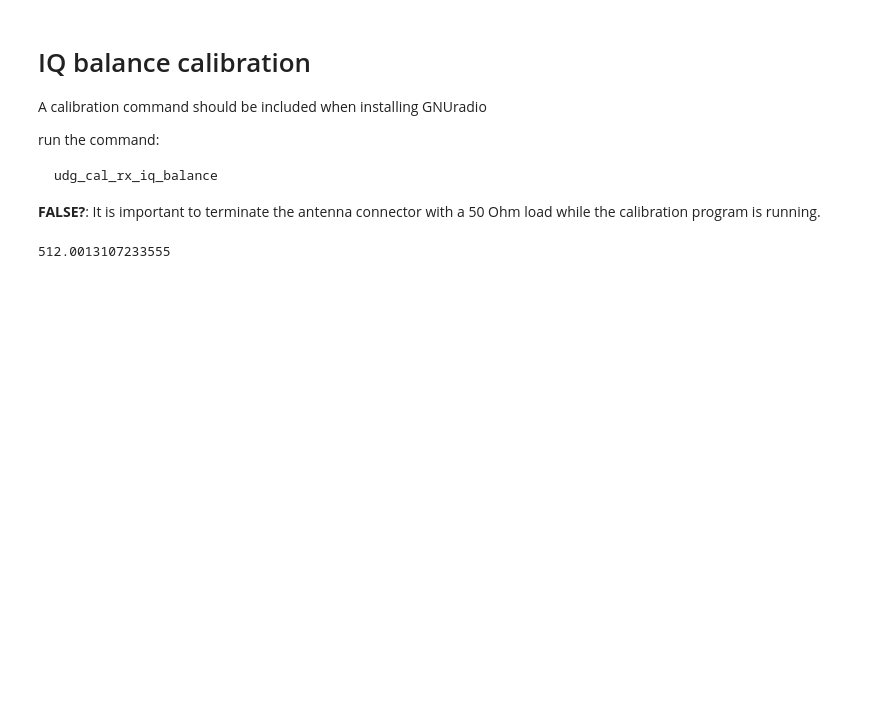
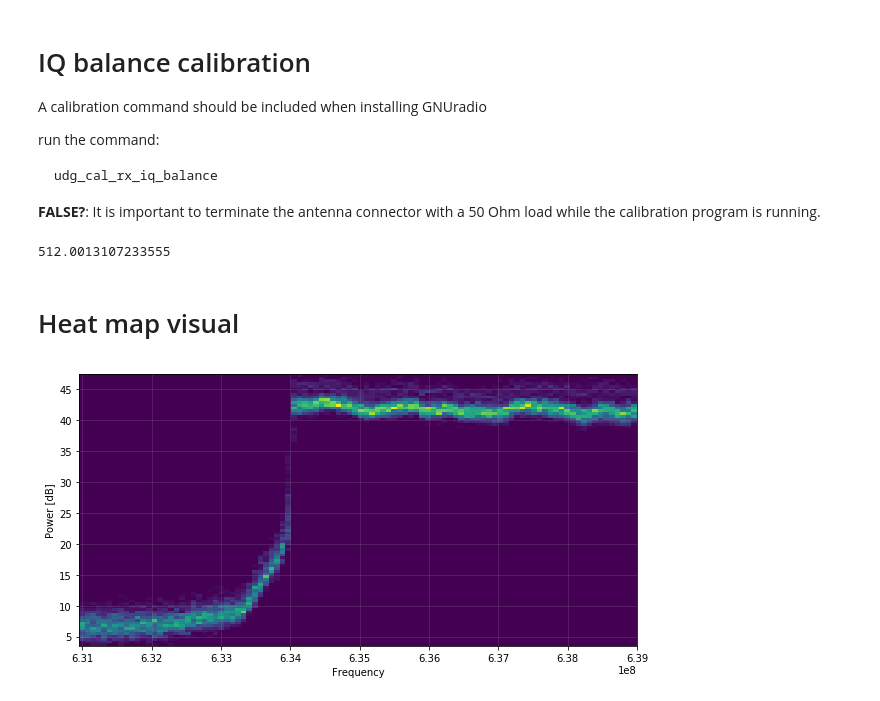
Before and after one commit to jarmokivekas/tuamk-thesis, a Jupyter notebook: spectrum-sense-data-processing.ipynb, the cells around one changed output. Cells and saved outputs as stored; diff of their text form; code cells hidden in the pictures; blank space fills up the shorter version.

Commit message:
visual: time average plots with plt.hist2d

```diff
--- a/spectrum-sense-data-processing.ipynb
+++ b/spectrum-sense-data-processing.ipynb
@@ -254,3 +255,19 @@ The lowest allowed
 100e6 / 0.195312e6
 # %% [output]
 512.0013107233555
+# %% [markdown]
+# Heat map visual
+# %%
+
+
+df = pd.read_csv('data/2017-02-01 14:30:10.193575-sense.tsv', header=None, delimiter="|", names=["time", "center_f", "bin_f", "power", "noise", 'scan', 'sweep'])
+df = df[df.scan == 0]
+plt.figure(figsize = (10,5))
+plt.hist2d(df.bin_f, df.power, bins=100)
+#plt.hexbin(df.bin_f, df.power)
+plt.ylabel("Power [dB]")
+plt.xlabel("Frequency")
+plt.grid(alpha=0.2)
+plt.show()
+# %% [output]
+[figure, added]
```
Also changed, not shown: parts of 1 cell of this notebook, 2 other files.
